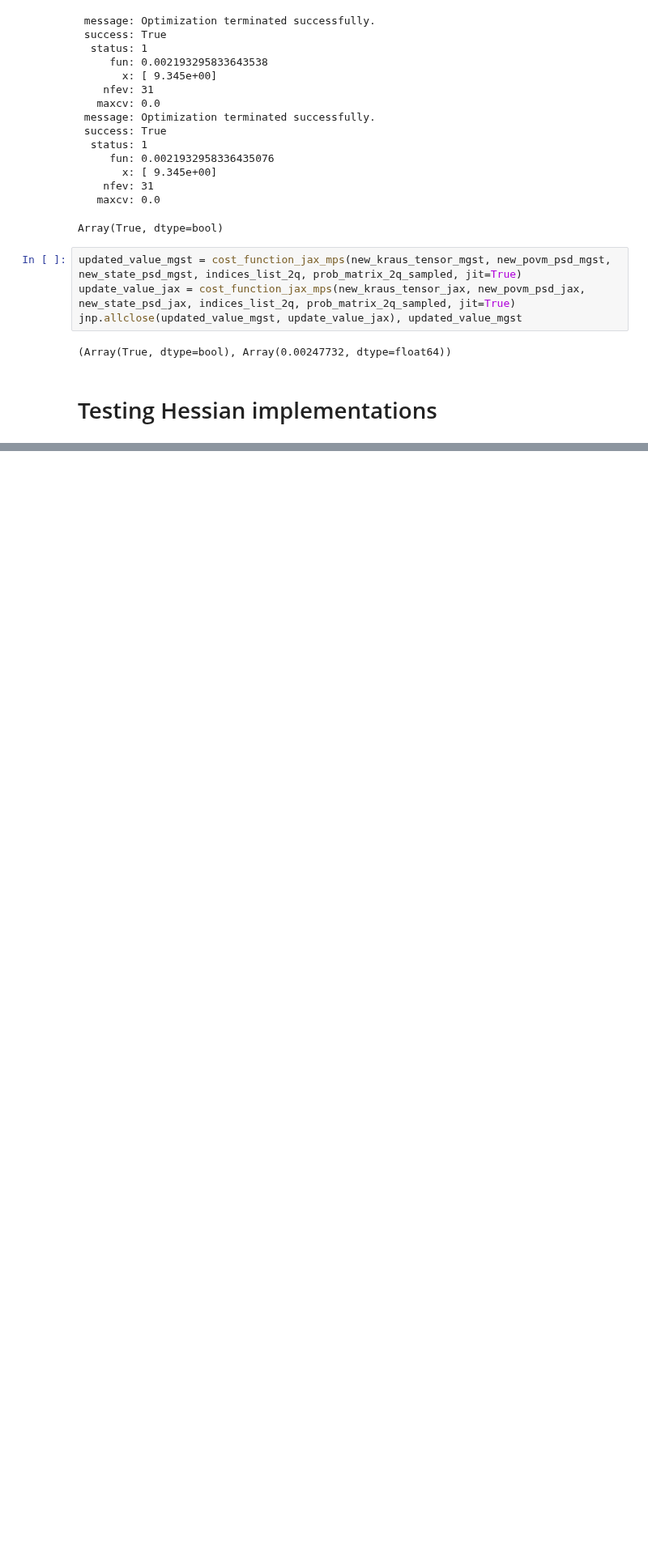
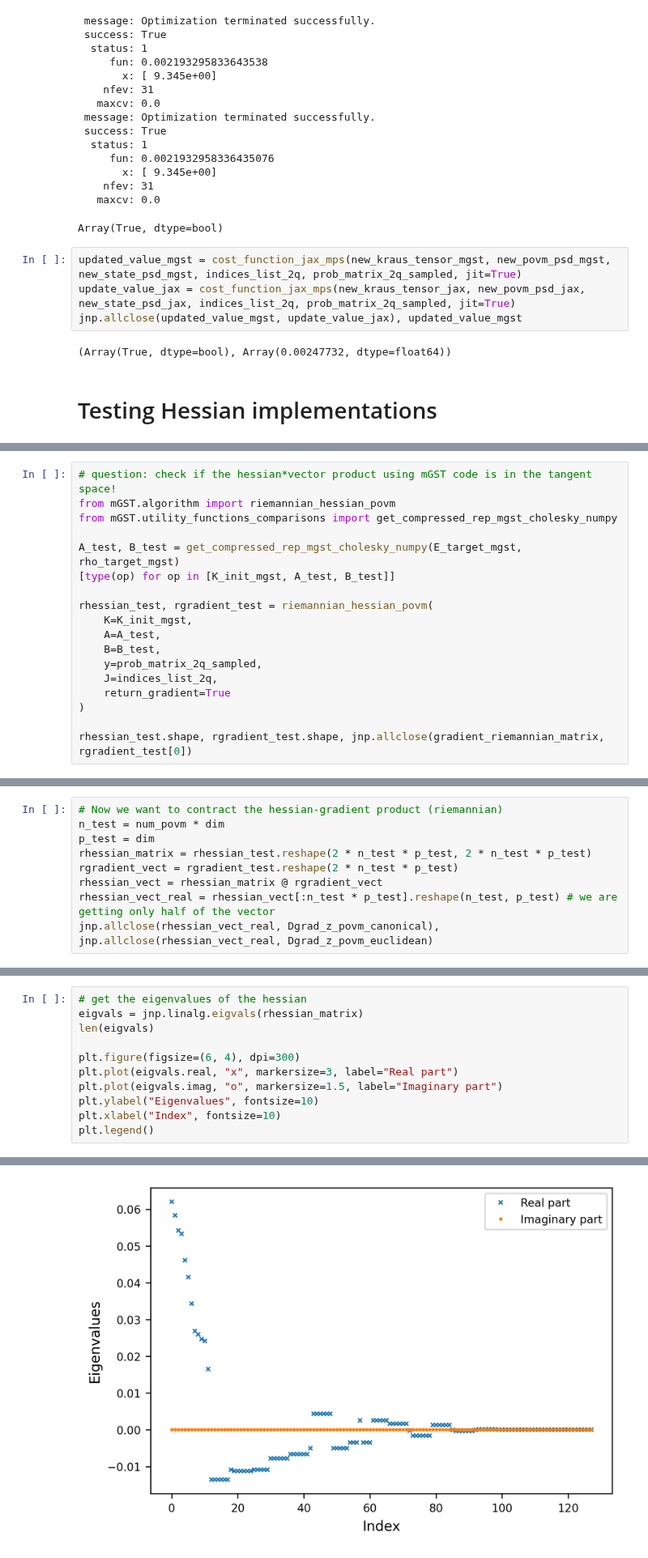
Before and after one commit to EmilianoG-byte/iqm-benchmarks, a Jupyter notebook: playground/gst_optimization_hessian.ipynb, the cells around one changed output, grey strips where cells are left out. Shown at 81% size. Drawn from its saved outputs; the diff is of its cells as text; blank space fills up the shorter version.

Commit message:
added hessian-vector implementation and conjugate gradient algorithm

```diff
--- a/playground/gst_optimization_hessian.ipynb
+++ b/playground/gst_optimization_hessian.ipynb
@@ -886,0 +871,18 @@ is_in_tangent_space(x=povm_isometry, z=Dgrad_z_povm_canonical), is_in_tangent_sp
+# %%
+# question: check if the hessian*vector product using mGST code is in the tangent space!
+from mGST.algorithm import riemannian_hessian_povm
+from mGST.utility_functions_comparisons import get_compressed_rep_mgst_cholesky_numpy
+
+A_test, B_test = get_compressed_rep_mgst_cholesky_numpy(E_target_mgst, rho_target_mgst)
+[type(op) for op in [K_init_mgst, A_test, B_test]]
+
+rhessian_test, rgradient_test = riemannian_hessian_povm(
+    K=K_init_mgst,
+    A=A_test,
+    B=B_test,
+    y=prob_matrix_2q_sampled,
+    J=indices_list_2q,
+    return_gradient=True
+)
+
+rhessian_test.shape, rgradient_test.shape, jnp.allclose(gradient_riemannian_matrix, rgradient_test[0])
@@ -886,0 +891,9 @@ is_in_tangent_space(x=povm_isometry, z=Dgrad_z_povm_canonical), is_in_tangent_sp
+# %%
+# Now we want to contract the hessian-gradient product (riemannian)
+n_test = num_povm * dim
+p_test = dim
+rhessian_matrix = rhessian_test.reshape(2 * n_test * p_test, 2 * n_test * p_test)
+rgradient_vect = rgradient_test.reshape(2 * n_test * p_test)
+rhessian_vect = rhessian_matrix @ rgradient_vect
+rhessian_vect_real = rhessian_vect[:n_test * p_test].reshape(n_test, p_test) # we are getting only half of the vector
+jnp.allclose(rhessian_vect_real, Dgrad_z_povm_canonical), jnp.allclose(rhessian_vect_real, Dgrad_z_povm_euclidean)
@@ -886,0 +954,12 @@ is_in_tangent_space(x=povm_isometry, z=Dgrad_z_povm_canonical), is_in_tangent_sp
+# %%
+# get the eigenvalues of the hessian
+eigvals = jnp.linalg.eigvals(rhessian_matrix)
+len(eigvals)
+
+plt.figure(figsize=(6, 4), dpi=300)
+plt.plot(eigvals.real, "x", markersize=3, label="Real part")
+plt.plot(eigvals.imag, "o", markersize=1.5, label="Imaginary part")
+plt.ylabel("Eigenvalues", fontsize=10)
+plt.xlabel("Index", fontsize=10)
+plt.legend()
+# %% [output]
@@ -886,0 +967 @@ is_in_tangent_space(x=povm_isometry, z=Dgrad_z_povm_canonical), is_in_tangent_sp
+[figure, added]
```
Also changed, not shown: parts of 22 cells of this notebook, 2 other files.
